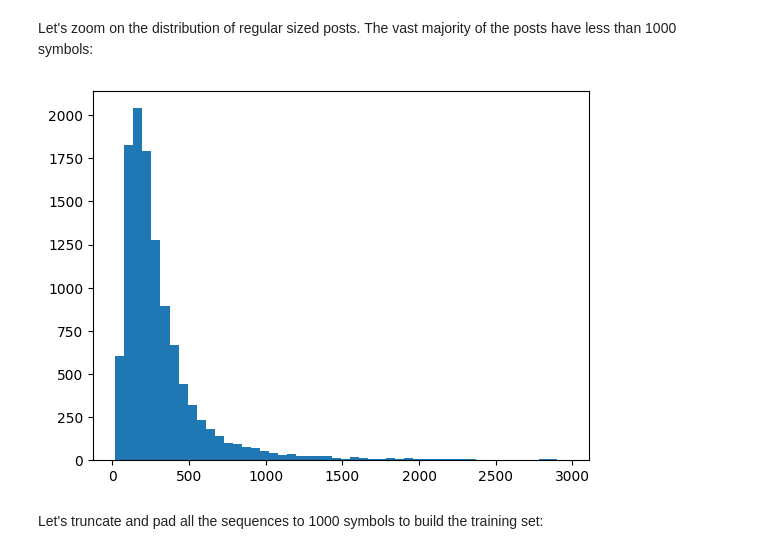
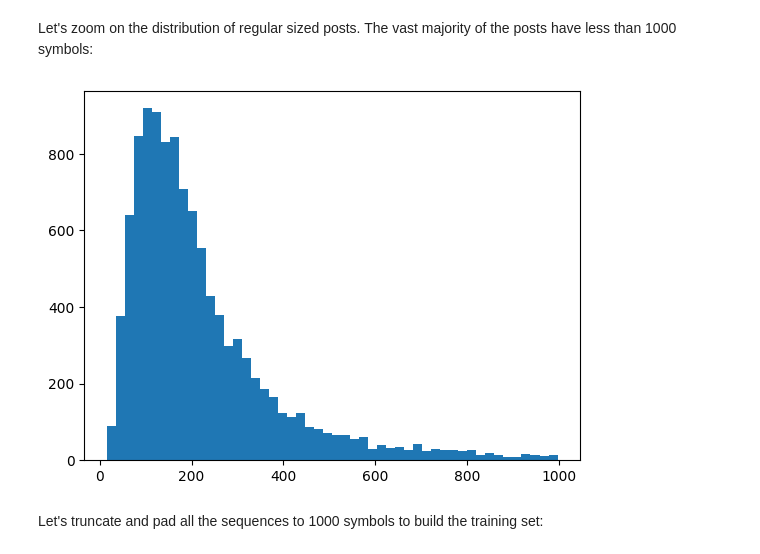
Before and after one commit to ogrisel/dlclass-pytorch, a Jupyter notebook: notebooks/text_classification.ipynb, the cells around one changed output. Cells and saved outputs as stored; diff of their text form; code cells hidden in the pictures.

Commit message:
Updated text classification notebook.

```diff
--- a/notebooks/text_classification.ipynb
+++ b/notebooks/text_classification.ipynb
@@ -100,3 +97,11 @@ tokenizer = get_tokenizer('basic_english')
+# %%
+import re
+
+TOKEN_PATTERN = re.compile(r"(?u)\b\w\w+\b")
+
+def tokenizer(text):
+    tokens = TOKEN_PATTERN.findall(text)
+    return [token.lower() for token in tokens]
 # %%
 tokenizer(newsgroups_train["data"][0])
 # %% [output]
@@ -139,0 +127,10 @@ Vocabulary size: 32964 unique tokens.
+# %%
+from collections import Counter
+
+
+counter = Counter()
+for text in texts_train:
+    counter.update(tokenizer(text))
+
+
+counter.most_common(10)
@@ -139,0 +152,17 @@ Vocabulary size: 32964 unique tokens.
+# %%
+PADDING_MARKER = "<pad>"
+UNKNOWN_MARKER = "<unk>"
+vocab = {
+    PADDING_MARKER: 0,
+    UNKNOWN_MARKER: 1,
+}
+next_token_id = len(vocab)
+
+for token_name, frequency in counter.most_common():
+    if frequency < 5:
+        break
+    vocab[token_name] = next_token_id
+    next_token_id += 1
+
+
+len(vocab)
@@ -141,7 +172,8 @@ Vocabulary size: 32964 unique tokens.
 Tokenized sequences are converted to list of token ids (with an integer code):
 # %%
 def text_to_token_ids(text):
-    return vocab(tokenizer(text))
+    tokens = tokenizer(text)
+    return [vocab.get(token, vocab[UNKNOWN_MARKER]) for token in tokens]
 
 
 text_to_token_ids(texts_train[0])
@@ -214,9 +249,9 @@ plt.hist(seq_lens, bins=50);
 # %% [markdown]
 Let's zoom on the distribution of regular sized posts. The vast majority of the posts have less than 1000 symbols:
 # %%
-plt.hist([l for l in seq_lens if l < 3000], bins=50);
+plt.hist([l for l in seq_lens if l < 1000], bins=50);
 # %% [output]
-[figure, old version]
+[figure, new version]
 # %% [markdown]
 Let's truncate and pad all the sequences to 1000 symbols to build the training set:
 # %%
```
Also changed, not shown: parts of 22 cells of this notebook.
